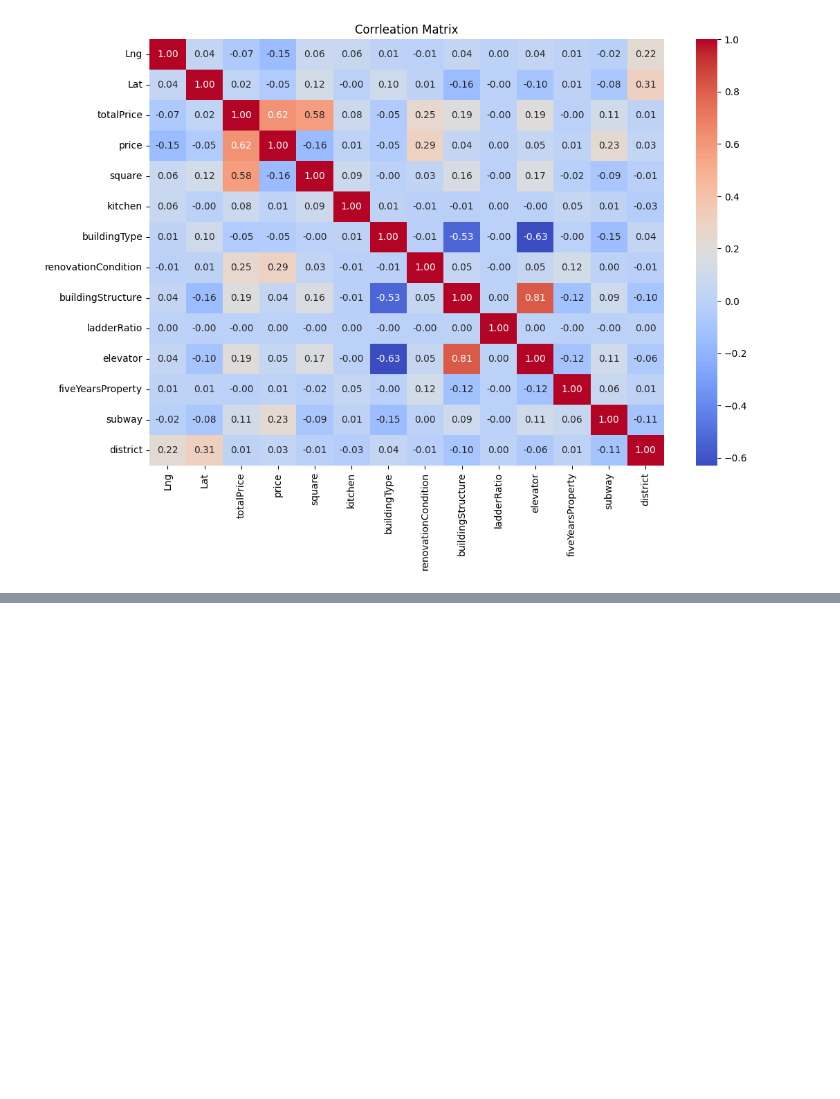
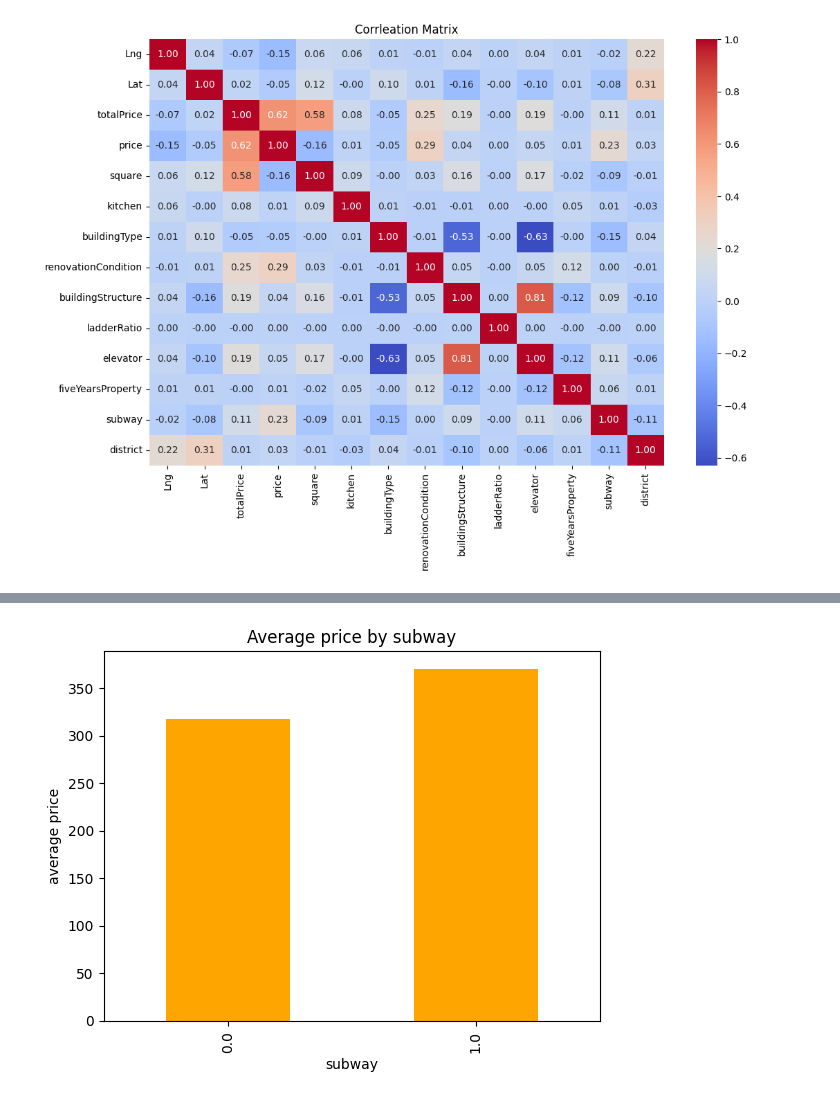
Before and after one commit to MehdiMarzooghian/Machine-Learning, a Jupyter notebook: ML_01.ipynb, the cells around one changed output, grey strips where cells are left out. Drawn from its saved outputs; the diff is of its cells as text; code cells hidden in the pictures; blank space fills up the shorter version.

```diff
--- a/ML_01.ipynb
+++ b/ML_01.ipynb
@@ -138,0 +146,7 @@ plt.show()
+# %%
+df.groupby("subway")["totalPrice"].mean().plot(kind="bar" , color="orange")
+plt.title("Average price by subway")
+plt.ylabel("average price")
+plt.show()
+# %% [output]
+[figure, added]
```
Also changed, not shown: parts of 1 cell of this notebook.
